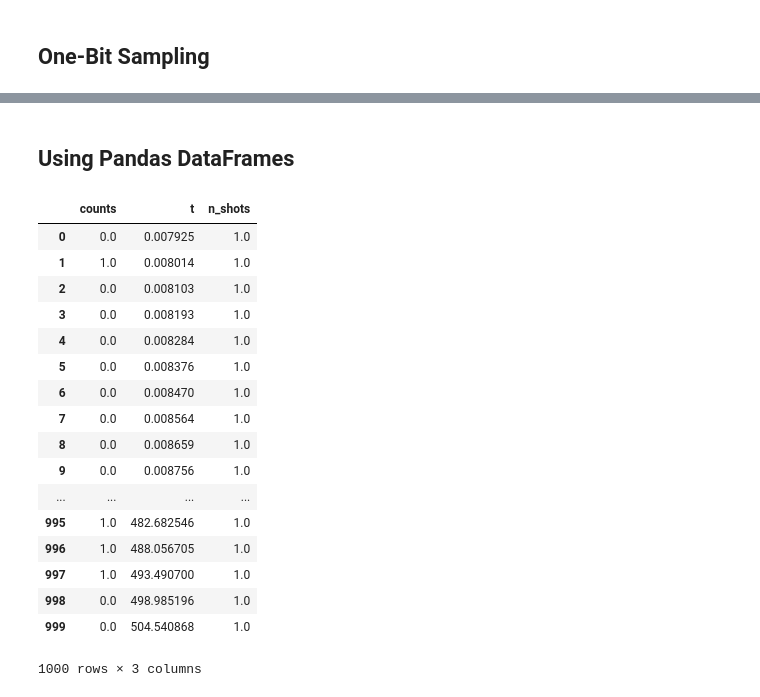
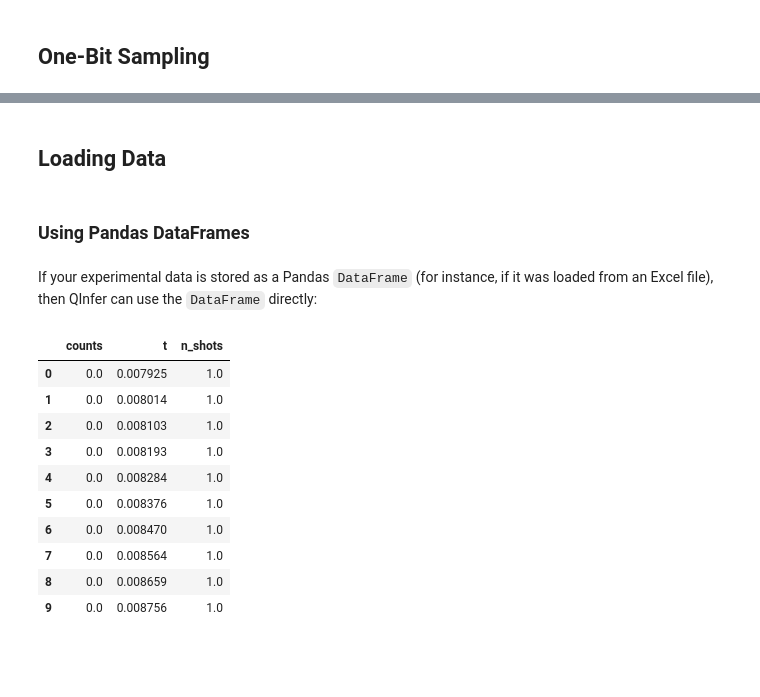
Before and after one commit to QInfer/python-qinfer, a Jupyter notebook: examples/simple_precession_estimation.ipynb, the cells around one changed output, grey strips where cells are left out. Saved outputs shown, nothing was run; the diff lists cells and outputs as text; code cells hidden in the pictures; blank space fills up the shorter version.

Commit message:
More complete example, incl. prose, Pandas and CSV.

```diff
--- a/examples/simple_precession_estimation.ipynb
+++ b/examples/simple_precession_estimation.ipynb
@@ -129,14 +197,18 @@ plt.ylim(*ylim)
+# %% [markdown]
+## Loading Data ##
 # %% [markdown]
-## Using Pandas DataFrames ##
+### Using Pandas DataFrames ###
+# %% [markdown]
+If your experimental data is stored as a Pandas ``DataFrame`` (for instance, if it was loaded from an Excel file), then QInfer can use the ``DataFrame`` directly:
 # %%
 import pandas as pd
 # %%
 dataframe = pd.DataFrame(data, columns=['counts', 't', 'n_shots'])
-dataframe
+dataframe[:10]
 # %% [output]
 |  | counts | t | n_shots |
 | 0 | 0.0 | 0.007925 | 1.0 |
-| 1 | 1.0 | 0.008014 | 1.0 |
+| 1 | 0.0 | 0.008014 | 1.0 |
 | 2 | 0.0 | 0.008103 | 1.0 |
 | 3 | 0.0 | 0.008193 | 1.0 |
 | 4 | 0.0 | 0.008284 | 1.0 |
@@ -145,13 +217,6 @@ dataframe
 | 7 | 0.0 | 0.008564 | 1.0 |
 | 8 | 0.0 | 0.008659 | 1.0 |
 | 9 | 0.0 | 0.008756 | 1.0 |
-| ... | ... | ... | ... |
-| 995 | 1.0 | 482.682546 | 1.0 |
-| 996 | 1.0 | 488.056705 | 1.0 |
-| 997 | 1.0 | 493.490700 | 1.0 |
-| 998 | 0.0 | 498.985196 | 1.0 |
-| 999 | 0.0 | 504.540868 | 1.0 |
-1000 rows × 3 columns
 # %%
 with qi.timing() as timing:
     mean, cov, extra = qi.simple_est_prec(dataframe
```
Also changed, not shown: parts of 46 cells of this notebook.
